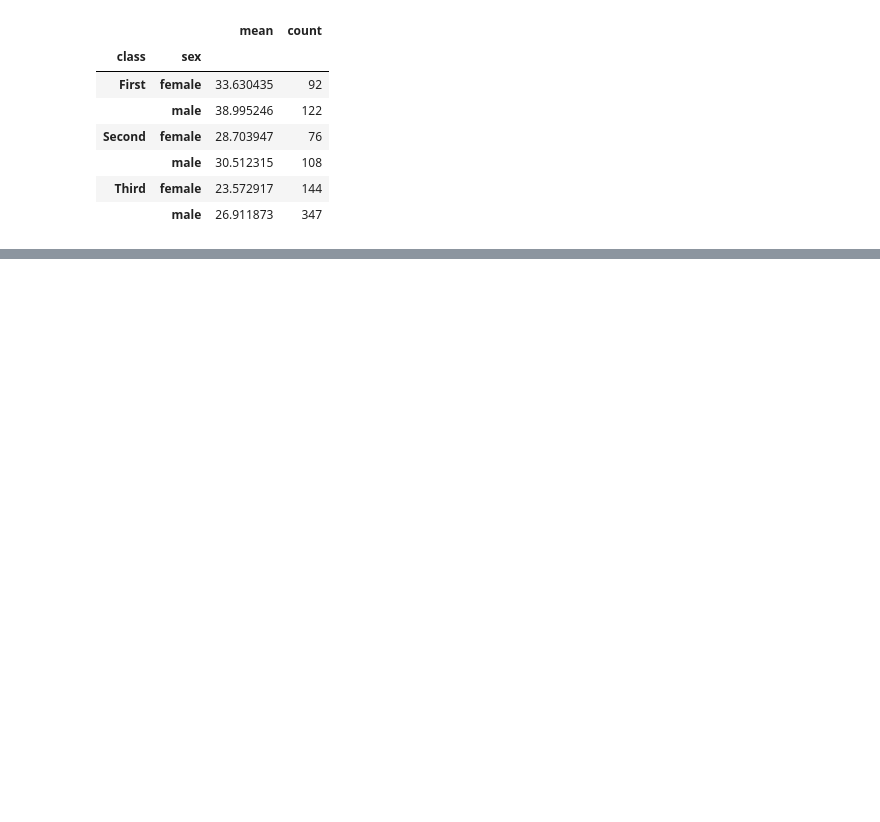
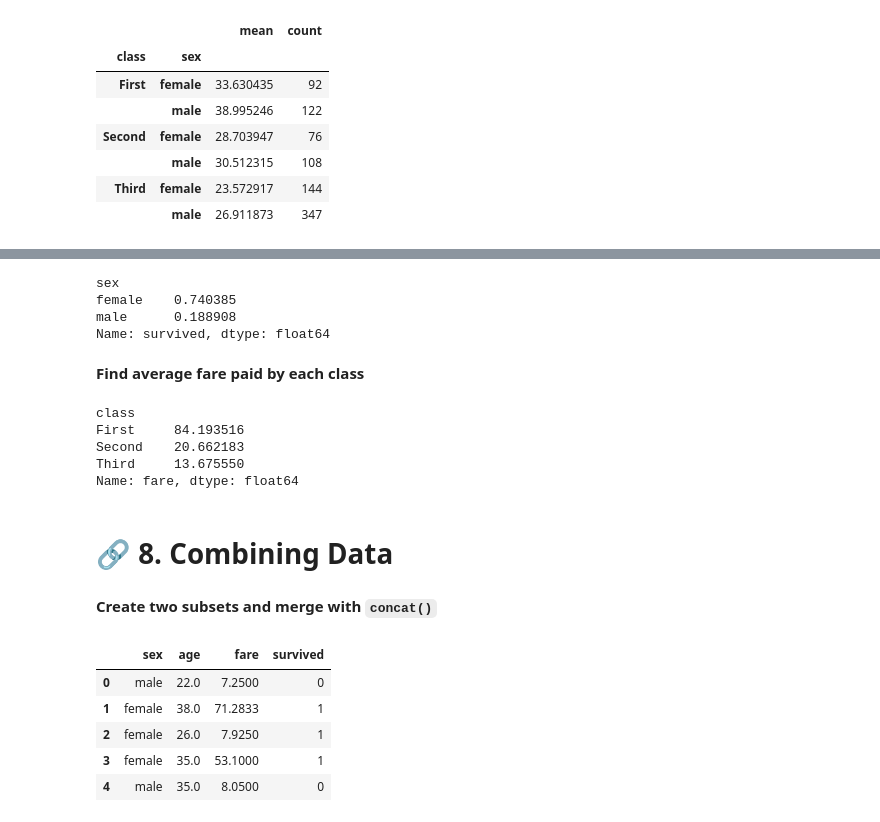
Before and after one commit to owaisnadeem18/pandas_basic_to_advance_questions, a Jupyter notebook: titanic_dataset_basic_to_advance.ipynb, the cells around one changed output, grey strips where cells are left out. Saved outputs shown, nothing was run; the diff lists cells and outputs as text; code cells hidden in the pictures; blank space fills up the shorter version.

```diff
--- a/titanic_dataset_basic_to_advance.ipynb
+++ b/titanic_dataset_basic_to_advance.ipynb
@@ -422,0 +434,34 @@ df_clean.groupby(["class" , "sex"])["age"].agg(["mean" , "count"])
+# %%
+df_clean.groupby(["sex"])['survived'].mean()
+# %% [output]
+sex
+female    0.740385
+male      0.188908
+Name: survived, dtype: float64
+# %% [markdown]
+**Find average fare paid by each class**
+# %%
+avg_fair = df_clean.groupby("class")["fare"].mean()
+avg_fair
+# %% [output]
+class
+First     84.193516
+Second    20.662183
+Third     13.675550
+Name: fare, dtype: float64
+# %% [markdown]
+# **🔗 8. Combining Data**
+# %% [markdown]
+**Create two subsets and merge with `concat()`**
+# %%
+df1 = df_clean[["sex" , "age"]]
+df2 = df_clean[["fare" , "survived"]]
+
+pd.concat([df1 , df2] , axis=1).head()
+# %% [output]
+|  | sex | age | fare | survived |
+| 0 | male | 22.0 | 7.2500 | 0 |
+| 1 | female | 38.0 | 71.2833 | 1 |
+| 2 | female | 26.0 | 7.9250 | 1 |
+| 3 | female | 35.0 | 53.1000 | 1 |
+| 4 | male | 35.0 | 8.0500 | 0 |
```
Also changed, not shown: parts of 13 cells of this notebook.
